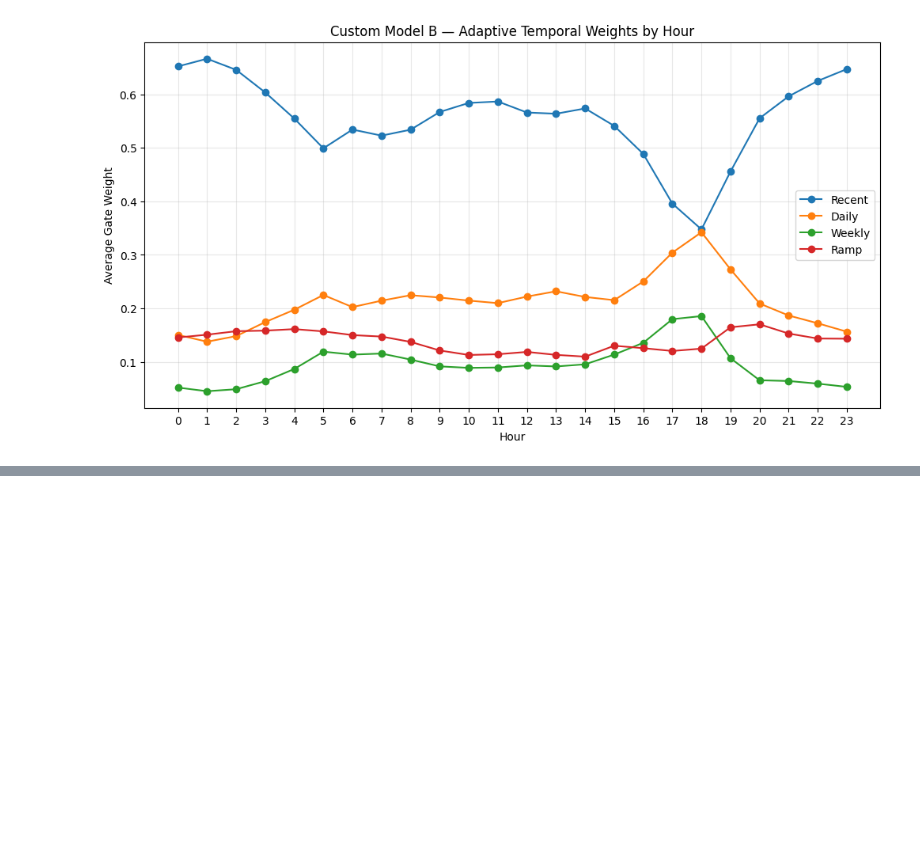
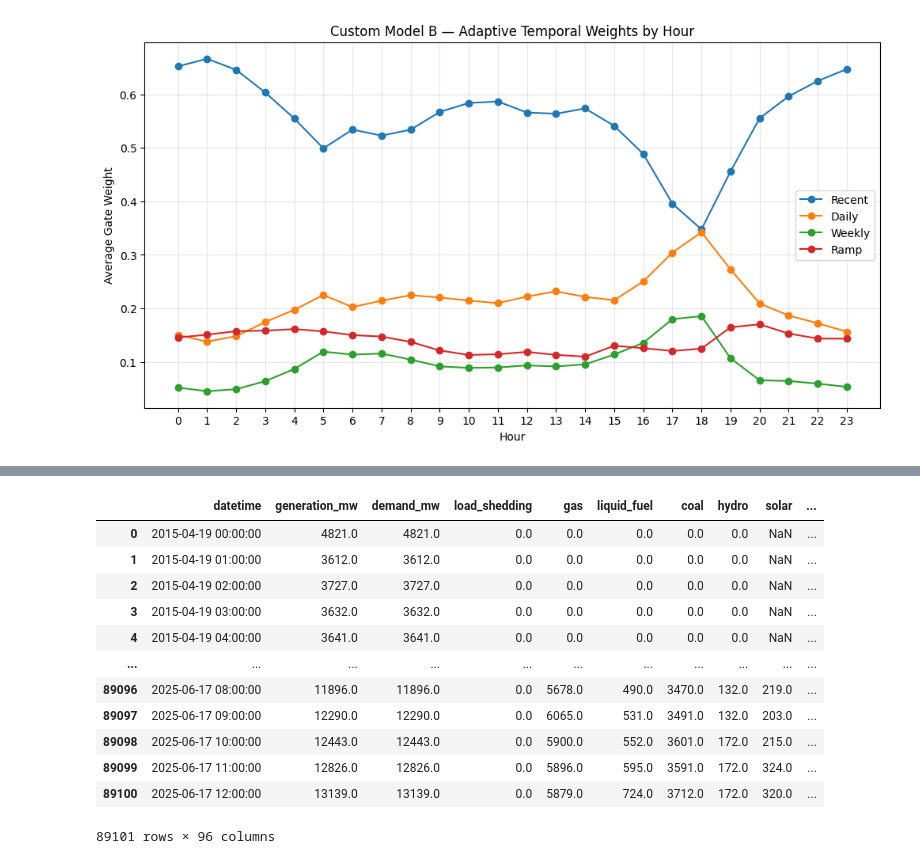
Before and after one commit to Tanvir-Azad-Mahir/BD-Powercast, a Jupyter notebook: models/custom_model_b.ipynb, the cells around one changed output, grey strips where cells are left out. Cells and saved outputs as stored; diff of their text form; code cells hidden in the pictures; blank space fills up the shorter version.

```diff
--- a/models/custom_model_b.ipynb
+++ b/models/custom_model_b.ipynb
@@ -1248,0 +1491,17 @@ plt.show()
+# %%
+pd.set_option("display.max_columns", None)
+df
+# %% [output]
+|  | datetime | generation_mw | demand_mw | load_shedding | gas | liquid_fuel | coal | hydro | solar | ... |
+| 0 | 2015-04-19 00:00:00 | 4821.0 | 4821.0 | 0.0 | 0.0 | 0.0 | 0.0 | 0.0 | NaN | ... |
+| 1 | 2015-04-19 01:00:00 | 3612.0 | 3612.0 | 0.0 | 0.0 | 0.0 | 0.0 | 0.0 | NaN | ... |
+| 2 | 2015-04-19 02:00:00 | 3727.0 | 3727.0 | 0.0 | 0.0 | 0.0 | 0.0 | 0.0 | NaN | ... |
+| 3 | 2015-04-19 03:00:00 | 3632.0 | 3632.0 | 0.0 | 0.0 | 0.0 | 0.0 | 0.0 | NaN | ... |
+| 4 | 2015-04-19 04:00:00 | 3641.0 | 3641.0 | 0.0 | 0.0 | 0.0 | 0.0 | 0.0 | NaN | ... |
+| ... | ... | ... | ... | ... | ... | ... | ... | ... | ... | ... |
+| 89096 | 2025-06-17 08:00:00 | 11896.0 | 11896.0 | 0.0 | 5678.0 | 490.0 | 3470.0 | 132.0 | 219.0 | ... |
+| 89097 | 2025-06-17 09:00:00 | 12290.0 | 12290.0 | 0.0 | 6065.0 | 531.0 | 3491.0 | 132.0 | 203.0 | ... |
+| 89098 | 2025-06-17 10:00:00 | 12443.0 | 12443.0 | 0.0 | 5900.0 | 552.0 | 3601.0 | 172.0 | 215.0 | ... |
+| 89099 | 2025-06-17 11:00:00 | 12826.0 | 12826.0 | 0.0 | 5896.0 | 595.0 | 3591.0 | 172.0 | 324.0 | ... |
+| 89100 | 2025-06-17 12:00:00 | 13139.0 | 13139.0 | 0.0 | 5879.0 | 724.0 | 3712.0 | 172.0 | 320.0 | ... |
+89101 rows × 96 columns
```
Also changed, not shown: parts of 9 cells of this notebook, 5 other files.
